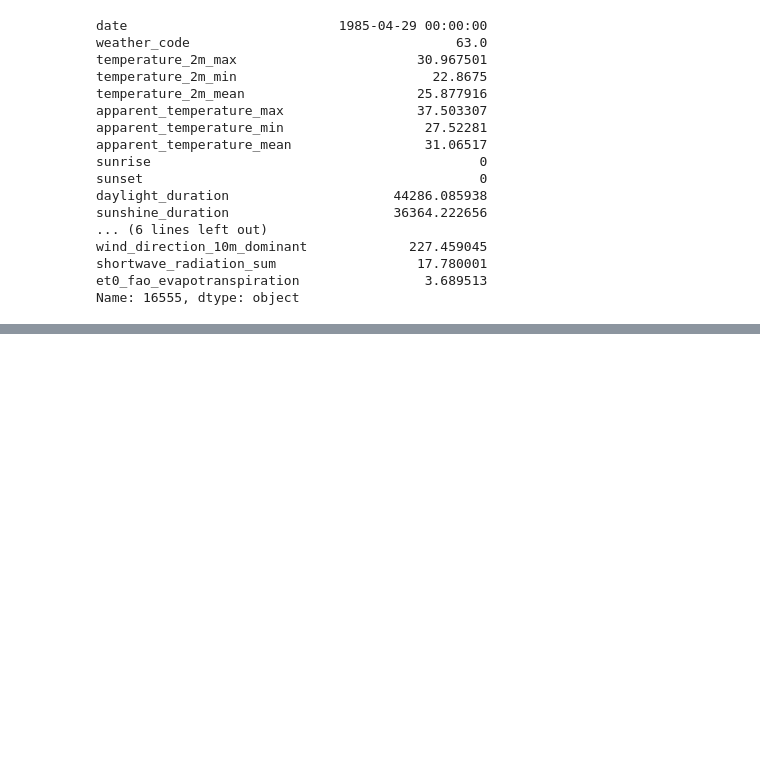
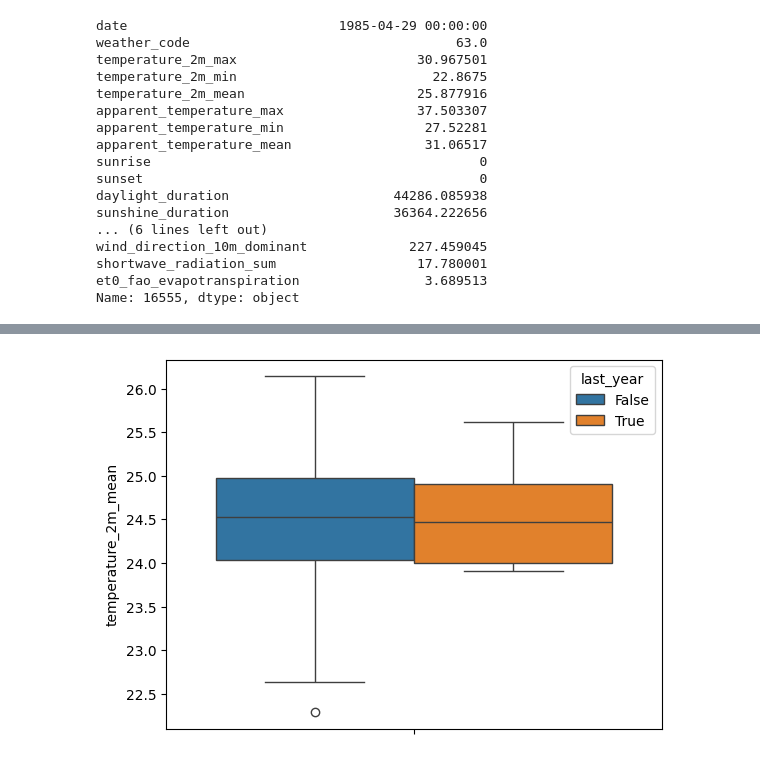
Before and after one commit to KwenteaneResearch/weather_checker, a Jupyter notebook: Notebooks/weather-api-exploration.ipynb, the cells around one changed output, grey strips where cells are left out. Drawn from its saved outputs; the diff is of its cells as text; code cells hidden in the pictures; blank space fills up the shorter version.

```diff
--- a/Notebooks/weather-api-exploration.ipynb
+++ b/Notebooks/weather-api-exploration.ipynb
@@ -206,7 +149,15 @@ wind_direction_10m_dominant             227.459045
 shortwave_radiation_sum                  17.780001
 et0_fao_evapotranspiration                3.689513
 Name: 16555, dtype: object
+# %%
+def day_decade(date):
+    if date.day == 31 :
+        return 1 + (date.month - 1) * 3 + 2
+    else :
+        return 1 + (date.month - 1) * 3 + (date.day - 1) // 10
+# %%
+daily_dataframe['daily_decade'] = daily_dataframe['date'].apply(lambda date : 1 + (date.month - 1) * 3 + (date.day - 1) // 10 if date.day < 31 else 1 + (date.month - 1) * 3 + 2)
 # %%
 daily_dataframe.set_index(['date'], inplace=True)
 # %%
-daily_dataframe.groupby(daily_dataframe.index.dayofyear).mean()
+daily_dataframe['last_year'] = daily_dataframe.index.year == 2023
@@ -227,0 +194,3 @@ daily_dataframe.groupby(daily_dataframe.index.dayofyear).mean()
+# %%
+d = datetime.date(2023, 6, 1)
+d
@@ -227,0 +216,4 @@ daily_dataframe.groupby(daily_dataframe.index.dayofyear).mean()
+# %%
+sns.boxplot(daily_dataframe[daily_dataframe['daily_decade'] == day_decade(d)], y="temperature_2m_mean", hue = "last_year");
+# %% [output]
+[figure, added]
```
Also changed, not shown: parts of 11 cells of this notebook, 2 other files.
